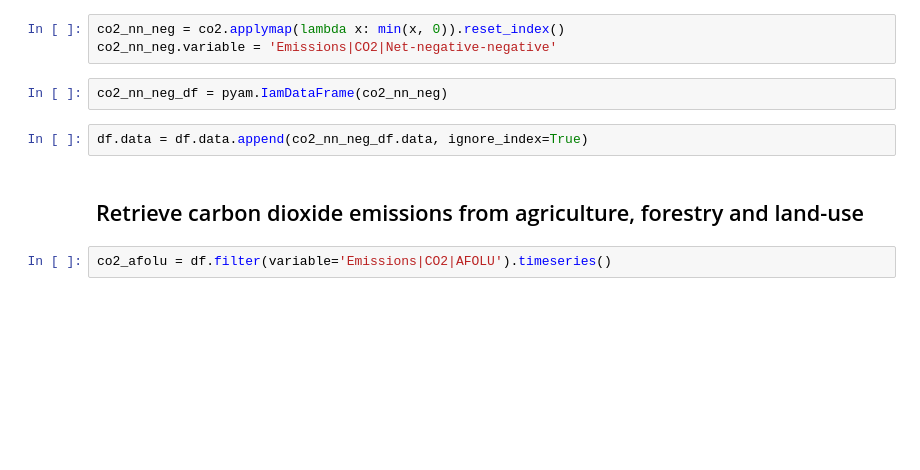
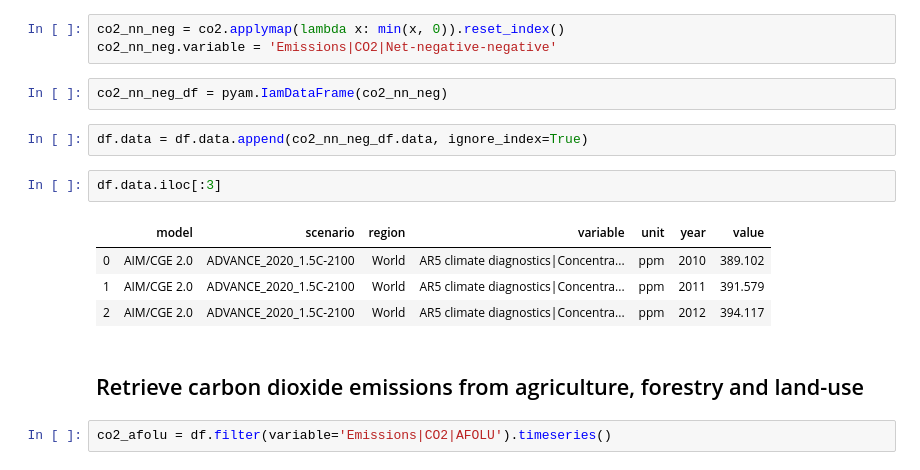
Before and after one commit to rciez2125/IPCCScenarioAnalysis, a Jupyter notebook: assessment/sr15_2.3.4_carbon_dioxide_removal.ipynb, the cells around one changed output. Cells and saved outputs as stored; diff of their text form; blank space fills up the shorter version.

Commit message:
ipcc scenario analysis by type

```diff
--- a/assessment/sr15_2.3.4_carbon_dioxide_removal.ipynb
+++ b/assessment/sr15_2.3.4_carbon_dioxide_removal.ipynb
@@ -88,6 +92,13 @@ co2_nn_neg.variable = 'Emissions|CO2|Net-negative-negative'
 co2_nn_neg_df = pyam.IamDataFrame(co2_nn_neg)
 # %%
 df.data = df.data.append(co2_nn_neg_df.data, ignore_index=True)
+# %%
+df.data.iloc[:3]
+# %% [output]
+|  | model | scenario | region | variable | unit | year | value |
+| 0 | AIM/CGE 2.0 | ADVANCE_2020_1.5C-2100 | World | AR5 climate diagnostics|Concentra... | ppm | 2010 | 389.102 |
+| 1 | AIM/CGE 2.0 | ADVANCE_2020_1.5C-2100 | World | AR5 climate diagnostics|Concentra... | ppm | 2011 | 391.579 |
+| 2 | AIM/CGE 2.0 | ADVANCE_2020_1.5C-2100 | World | AR5 climate diagnostics|Concentra... | ppm | 2012 | 394.117 |
 # %% [markdown]
 ## Retrieve carbon dioxide emissions from agriculture, forestry and land-use
 # %%
```
Also changed, not shown: parts of 5 cells of this notebook, 5 other files.
